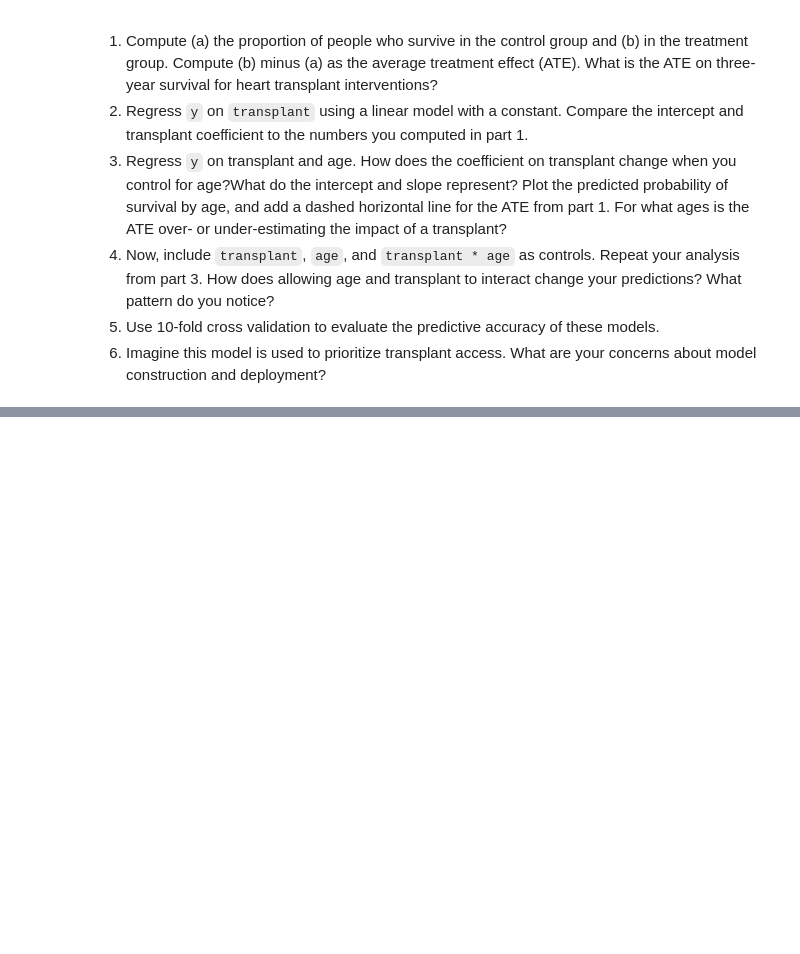
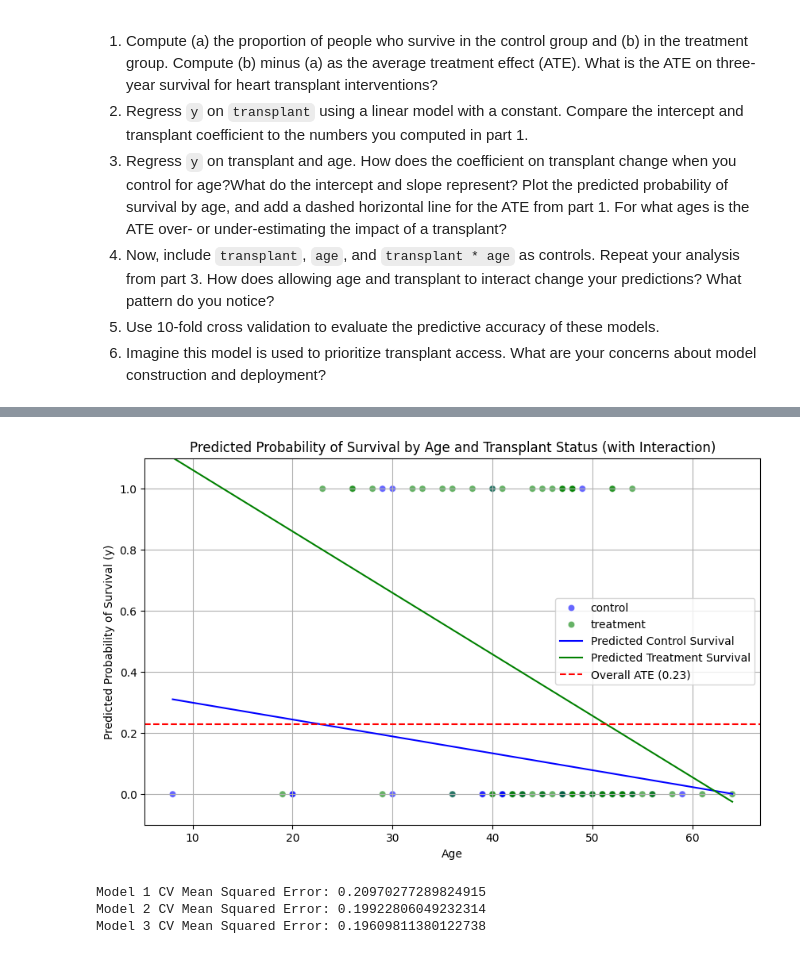
Before and after one commit to RexW999/undergrad_ml_assignments, a Jupyter notebook: 03_assignment_linear_models.ipynb, the cells around one changed output, grey strips where cells are left out. Cells and saved outputs as stored; diff of their text form; code cells hidden in the pictures; blank space fills up the shorter version.

```diff
--- a/03_assignment_linear_models.ipynb
+++ b/03_assignment_linear_models.ipynb
@@ -449,0 +552,9 @@ FileNotFoundError: [Errno 2] No such file or directory: './data/heart_hw.csv'
+# %%
+transplant_numeric = df_heart['transplant'].map({'control': 0, 'treatment': 1})
+x3 = sm.add_constant(pd.concat([transplant_numeric, df_heart['age'], transplant_numeric * df_heart['age']], axis=1))
+
+x3.columns = x3.columns.astype(str)
+y3 = df_heart['y']
+
+model3 = sm.OLS(y3, x3).fit()
+print(model3.summary())
@@ -449,0 +579,45 @@ FileNotFoundError: [Errno 2] No such file or directory: './data/heart_hw.csv'
+# %%
+const_coef = model3.params['const']
+transplant_coef = model3.params['transplant']
+age_coef = model3.params['age']
+
+interaction_coef = model3.params['0']
+
+age_range = np.linspace(df_heart['age'].min(), df_heart['age'].max(), 100)
+
+
+pred_control = const_coef + (age_coef * age_range)
+
+pred_treatment = const_coef + transplant_coef + (age_coef * age_range) + (interaction_coef * age_range)
+
+plt.figure(figsize=(10, 6))
+sns.scatterplot(x='age', y='y', data=df_heart, hue='transplant', alpha=0.6, palette={'control': 'blue', 'treatment': 'green'})
+plt.plot(age_range, pred_control, color='blue', linestyle='-', label='Predicted Control Survival')
+plt.plot(age_range, pred_treatment, color='green', linestyle='-', label='Predicted Treatment Survival')
+plt.axhline(y=ATE, color='red', linestyle='--', label=f'Overall ATE ({ATE:.2f})')
+
+plt.title('Predicted Probability of Survival by Age and Transplant Status (with Interaction)')
+plt.xlabel('Age')
+plt.ylabel('Predicted Probability of Survival (y)')
+plt.ylim(-0.1, 1.1)
+plt.legend()
+plt.grid(True)
+plt.show()
+# %% [output]
+[figure, added]
+# %%
+model = LinearRegression()
+
+
+scores_1 = cross_val_score(model, x, y, cv=10, scoring='neg_mean_squared_error')
+scores_2 = cross_val_score(model, x2, y2, cv=10, scoring='neg_mean_squared_error')
+scores_3 = cross_val_score(model, x3, y3, cv=10, scoring='neg_mean_squared_error')
+
+
+print("Model 1 CV Mean Squared Error:", -scores_1.mean())
+print("Model 2 CV Mean Squared Error:", -scores_2.mean())
+print("Model 3 CV Mean Squared Error:", -scores_3.mean())
+# %% [output]
+Model 1 CV Mean Squared Error: 0.20970277289824915
+Model 2 CV Mean Squared Error: 0.19922806049232314
+Model 3 CV Mean Squared Error: 0.19609811380122738
```
Also changed, not shown: parts of 16 cells of this notebook.
